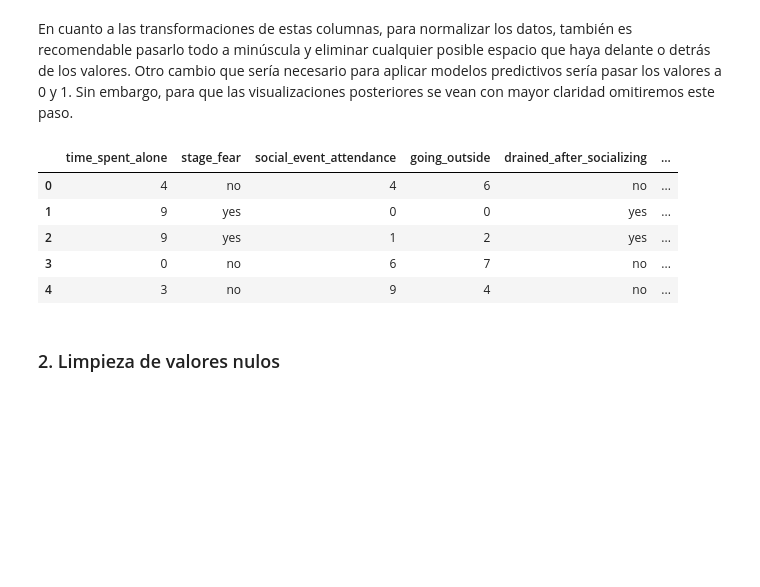
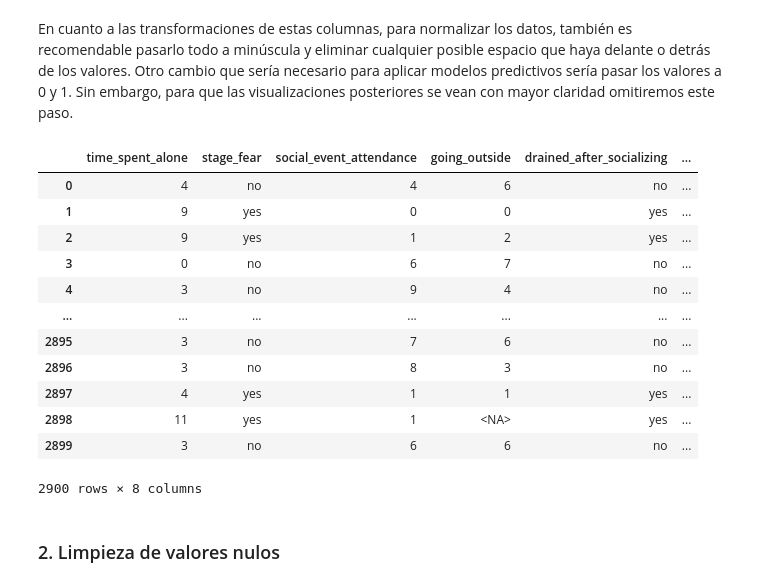
Before and after one commit to Marpp98/EDA_Extrovert_VS_Introvert_behaviour, a Jupyter notebook: notebooks/transformacion.ipynb, the cells around one changed output. Saved outputs shown, nothing was run; the diff lists cells and outputs as text; code cells hidden in the pictures; blank space fills up the shorter version.

```diff
--- a/notebooks/transformacion.ipynb
+++ b/notebooks/transformacion.ipynb
@@ -35,5 +35,2 @@ df = pd.read_csv('../data/personality_dataset.csv')
 # %% [markdown]
 El primer paso de limpieza es normalizar los títulos de las columnas convirtiéndolos todos a minúsculas y eliminando posibles espacios. Esto evitará errores al referenciar columnas en futuras operaciones.
-# %%
-df.columns = df.columns.str.lower().str.strip()
-print(df.columns)
@@ -44,0 +37,2 @@ Index(['time_spent_alone', 'stage_fear', 'social_event_attendance',
+# %%
+df_2 = df.copy()
@@ -45,7 +46,7 @@ Index(['time_spent_alone', 'stage_fear', 'social_event_attendance',
 # %% [markdown]
 Se ejecuta la función *clasificador_variables* para obtener los nombres de las columnas modificadas y realizar correctamente los siguientes pasos del análisis.
 # %%
-target, numericas, categoricas = tr.clasificador_variables(df, 'personality')
+target, numericas, categoricas = tr.clasificador_variables(df_2, 'personality')
 
 print(f'Columna objetivo: {target}')
 print(f'Columnas numéricas: {numericas}')
@@ -139,16 +106,21 @@ Name: count, dtype: int64
 # %% [markdown]
 En cuanto a las transformaciones de estas columnas, para normalizar los datos, también es recomendable pasarlo todo a minúscula y eliminar cualquier posible espacio que haya delante o detrás de los valores. Otro cambio que sería necesario para aplicar modelos predictivos sería pasar los valores a 0 y 1. Sin embargo, para que las visualizaciones posteriores se vean con mayor claridad omitiremos este paso.
 # %%
-df_2 = tr.normalizar_valores_categoricos(df,target_categoricas)
+tr.normalizar_valores_categoricos(df_2,target_categoricas)
+# %% [output]
+|  | time_spent_alone | stage_fear | social_event_attendance | going_outside | drained_after_socializing | ... |
+| 0 | 4 | no | 4 | 6 | no | ... |
+| 1 | 9 | yes | 0 | 0 | yes | ... |
+| 2 | 9 | yes | 1 | 2 | yes | ... |
+| 3 | 0 | no | 6 | 7 | no | ... |
+| 4 | 3 | no | 9 | 4 | no | ... |
+| ... | ... | ... | ... | ... | ... | ... |
+| 2895 | 3 | no | 7 | 6 | no | ... |
+| 2896 | 3 | no | 8 | 3 | no | ... |
+| 2897 | 4 | yes | 1 | 1 | yes | ... |
+| 2898 | 11 | yes | 1 | <NA> | yes | ... |
+| 2899 | 3 | no | 6 | 6 | no | ... |
+2900 rows × 8 columns
-# %%
-df_2.head()
-# %% [output]
-|  | time_spent_alone | stage_fear | social_event_attendance | going_outside | drained_after_socializing | ... |
-| 0 | 4 | no | 4 | 6 | no | ... |
-| 1 | 9 | yes | 0 | 0 | yes | ... |
-| 2 | 9 | yes | 1 | 2 | yes | ... |
-| 3 | 0 | no | 6 | 7 | no | ... |
-| 4 | 3 | no | 9 | 4 | no | ... |
 # %% [markdown]
 ### 2. Limpieza de valores nulos
 # %% [markdown]
```
Also changed, not shown: parts of 19 cells of this notebook, 7 other files.
